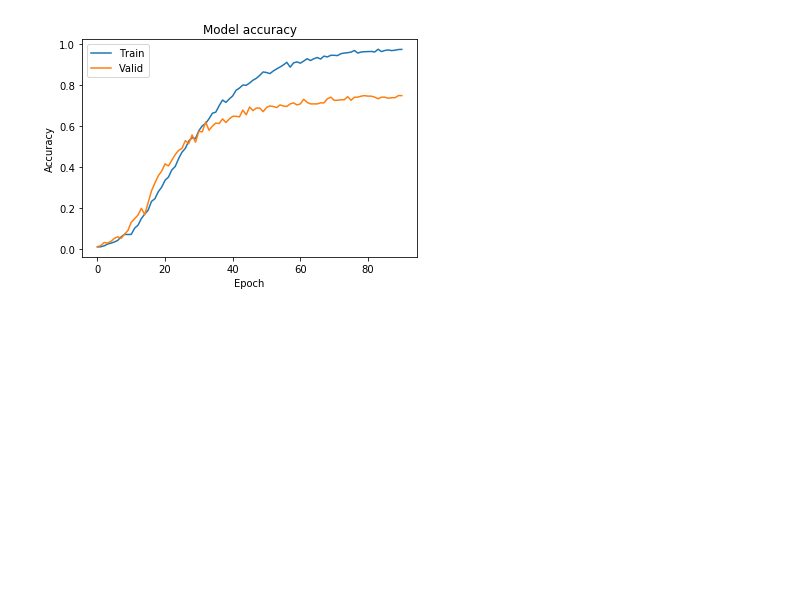
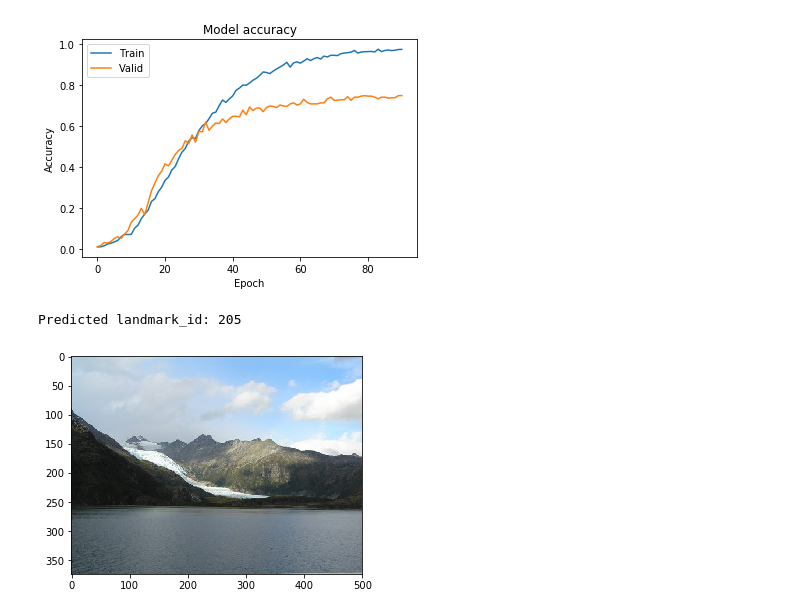
Before and after one commit to hoangchunghien/ml-capstone, a Jupyter notebook: src/vgg16_model.ipynb, the cells around one changed output. Drawn from its saved outputs; the diff is of its cells as text; code cells hidden in the pictures; blank space fills up the shorter version.

```diff
--- a/src/vgg16_model.ipynb
+++ b/src/vgg16_model.ipynb
@@ -290,3 +290,32 @@ plt.legend(['Train', 'Valid'], loc='upper left')
 plt.show()
 # %% [output]
 [figure]
+# %%
+from glob import glob
+from utils.extract_bottleneck_features import extract_VGG16
+
+landmark_ids = [item[11:-1] for item in sorted(glob("data/train/*/"))]
+
+model.load_weights('finetune_solution_best.h5')
+
+def recognize_landmark(img_path):
+    # Extract bottleneck featrues
+    bottleneck_features = extract_VGG16(img_path)
+
+    # Obtain predicted vector
+    predicted_vector = model.predict(bottleneck_features)
+
+    return landmark_ids[np.argmax(predicted_vector)]
+# %%
+import matplotlib.image as mpi
+
+def landmark_detector(img_path):
+    img = mpi.imread(img_path)
+    plt.imshow(img)
+    landmark_id = recognize_landmark(img_path)
+    print('Predicted landmark_id: {}'.format(landmark_id))
+# %%
+landmark_detector('data/test/205/369ac74f083bc083.jpg')
+# %% [output]
+Predicted landmark_id: 205
+[figure, added]
```
Also changed, not shown: parts of 3 cells of this notebook, 1 other file.
